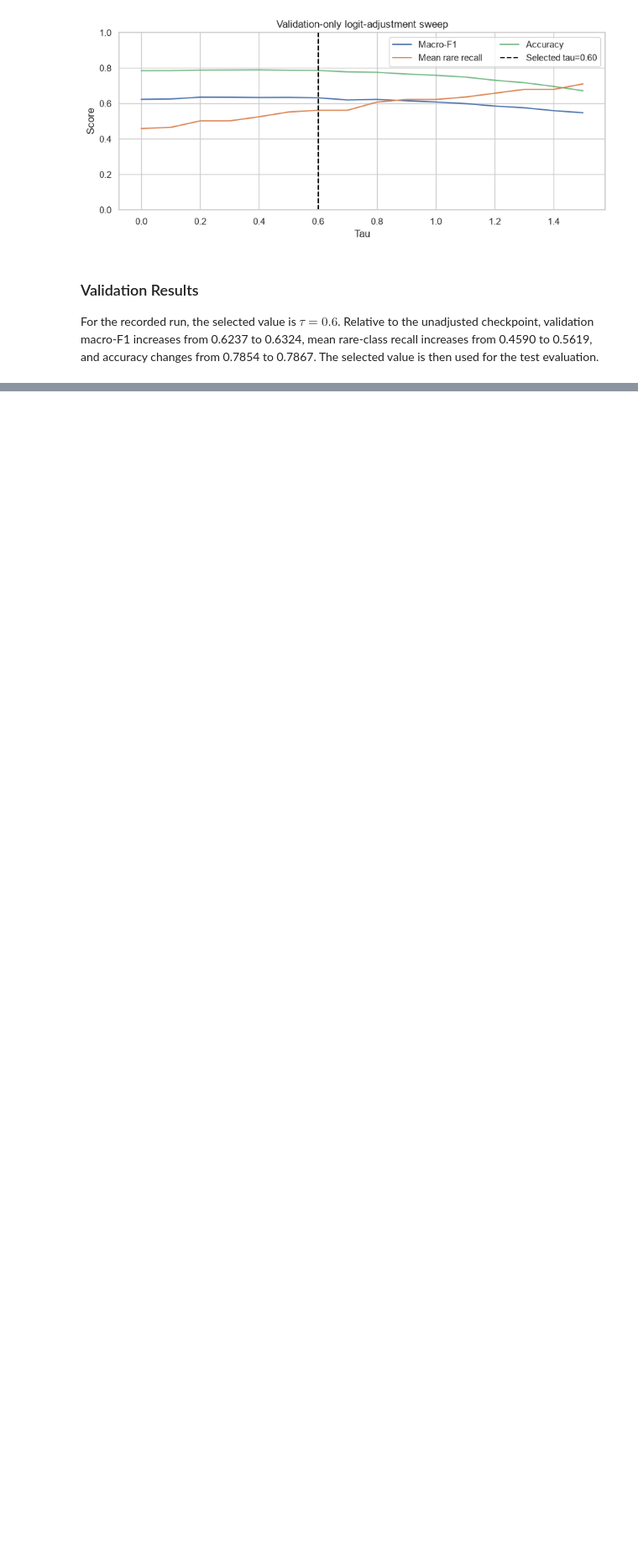
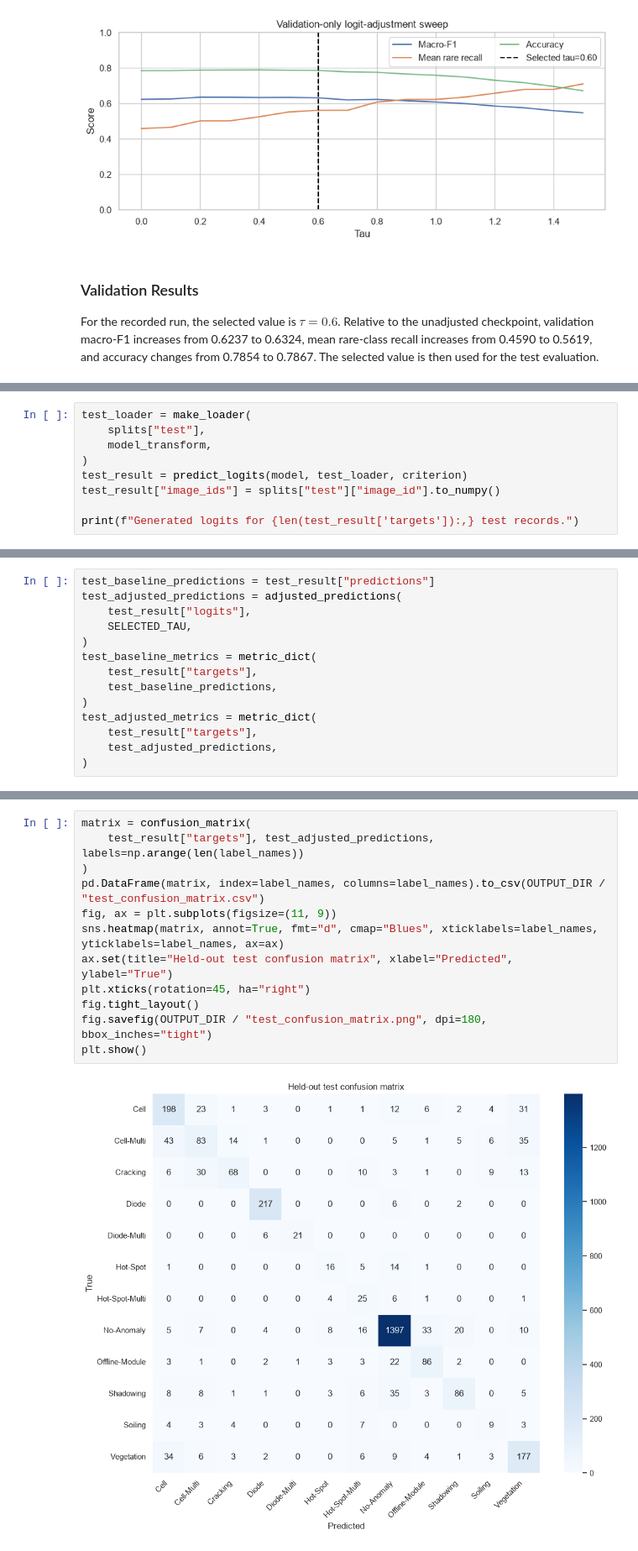
Before and after one commit to Althaf-0130/Fine-Grained-Photovoltaic-Fault-Classification-from-Infrared-Images, a Jupyter notebook: PV_Fault_Classification_Colab.ipynb, the cells around one changed output, grey strips where cells are left out. Shown at 84% size. Saved outputs shown, nothing was run; the diff lists cells and outputs as text; blank space fills up the shorter version.

Commit message:
run test evaluation and class analysis

```diff
--- a/PV_Fault_Classification_Colab.ipynb
+++ b/PV_Fault_Classification_Colab.ipynb
@@ -1045,0 +1052,9 @@ For the recorded run, the selected value is $\tau = 0.6$. Relative to the unadju
+# %%
+test_loader = make_loader(
+    splits["test"],
+    model_transform,
+)
+test_result = predict_logits(model, test_loader, criterion)
+test_result["image_ids"] = splits["test"]["image_id"].to_numpy()
+
+print(f"Generated logits for {len(test_result['targets']):,} test records.")
@@ -1045,0 +1063,14 @@ For the recorded run, the selected value is $\tau = 0.6$. Relative to the unadju
+# %%
+test_baseline_predictions = test_result["predictions"]
+test_adjusted_predictions = adjusted_predictions(
+    test_result["logits"],
+    SELECTED_TAU,
+)
+test_baseline_metrics = metric_dict(
+    test_result["targets"],
+    test_baseline_predictions,
+)
+test_adjusted_metrics = metric_dict(
+    test_result["targets"],
+    test_adjusted_predictions,
+)
@@ -1045,0 +1148,14 @@ For the recorded run, the selected value is $\tau = 0.6$. Relative to the unadju
+# %%
+matrix = confusion_matrix(
+    test_result["targets"], test_adjusted_predictions, labels=np.arange(len(label_names))
+)
+pd.DataFrame(matrix, index=label_names, columns=label_names).to_csv(OUTPUT_DIR / "test_confusion_matrix.csv")
+fig, ax = plt.subplots(figsize=(11, 9))
+sns.heatmap(matrix, annot=True, fmt="d", cmap="Blues", xticklabels=label_names, yticklabels=label_names, ax=ax)
+ax.set(title="Held-out test confusion matrix", xlabel="Predicted", ylabel="True")
+plt.xticks(rotation=45, ha="right")
+fig.tight_layout()
+fig.savefig(OUTPUT_DIR / "test_confusion_matrix.png", dpi=180, bbox_inches="tight")
+plt.show()
+# %% [output]
+[figure, added]
```
Also changed, not shown: parts of 6 cells of this notebook.
